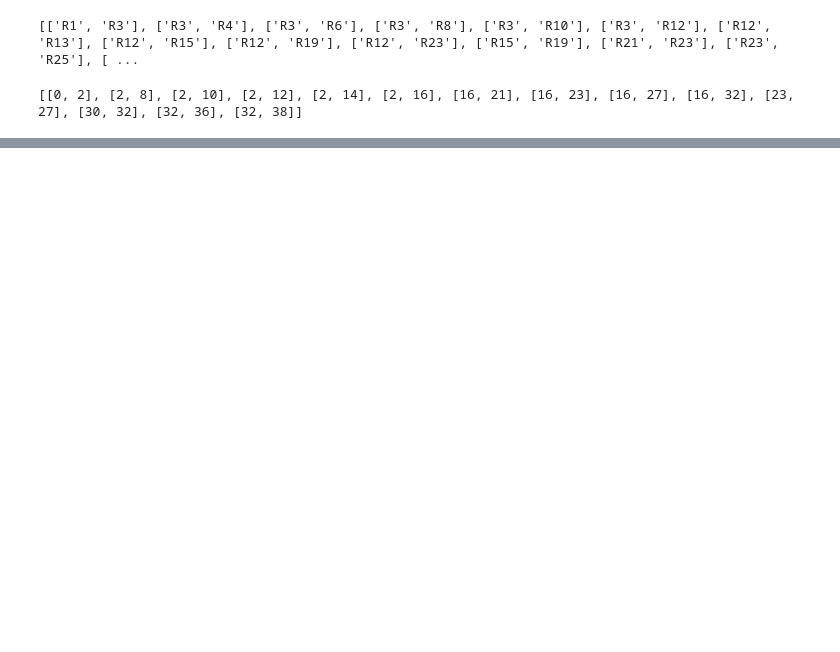
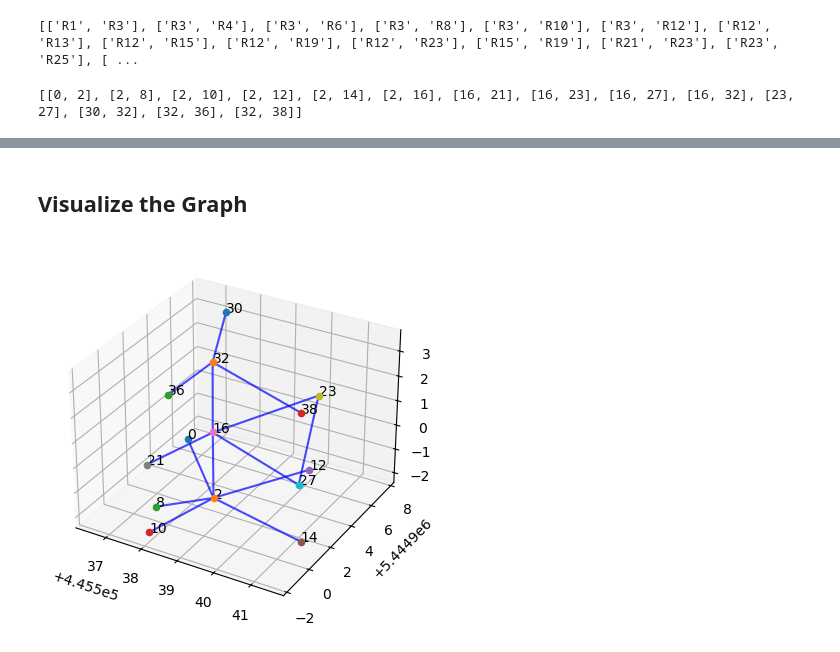
Before and after one commit to ZhuoranJia/IFC2BCM, a Jupyter notebook: notes/ij2cp_and_nx.ipynb, the cells around one changed output, grey strips where cells are left out. Drawn from its saved outputs; the diff is of its cells as text; code cells hidden in the pictures; blank space fills up the shorter version.

```diff
--- a/notes/ij2cp_and_nx.ipynb
+++ b/notes/ij2cp_and_nx.ipynb
@@ -245,0 +215,12 @@ print(j_2['SpaceLayers']['IS1']['R3']['geometry']['boundaries'])
+# %%
+def get_node_coords(nodes, jfile):
+
+    node_coords = {}
+    for i in nodes:
+        coord = jfile['vertices'][i]
+        node_coords[i] = coord
+
+    return node_coords
+
+node_coords_2 = get_node_coords(nodes_2, j_2)
+print(node_coords_2)
@@ -245,0 +231,7 @@ print(j_2['SpaceLayers']['IS1']['R3']['geometry']['boundaries'])
+# %%
+G = nx.Graph()
+G.add_nodes_from(nodes_2)
+G.add_edges_from(edges_2)
+nx.set_node_attributes(G, node_coords_2, 'coords')
+for node in G.nodes(data=True):
+    print(node)
@@ -245,0 +253,17 @@ print(j_2['SpaceLayers']['IS1']['R3']['geometry']['boundaries'])
+# %% [markdown]
+## Visualize the Graph
+# %%
+fig = plt.figure()
+ax = fig.add_subplot(111, projection='3d')
+
+pos = nx.get_node_attributes(G,'coords')
+for node, [x,y,z] in pos.items():
+    ax.scatter(x,y,z, marker='o')
+    ax.text(x,y,z,node)
+for edge in G.edges():
+    xs, ys,zs = zip(*(pos[node] for node in edge))
+    ax.plot(xs,ys,zs,'b-',alpha=0.7)
+
+plt.show()
+# %% [output]
+[figure, added]
```
Also changed, not shown: parts of 12 cells of this notebook.
